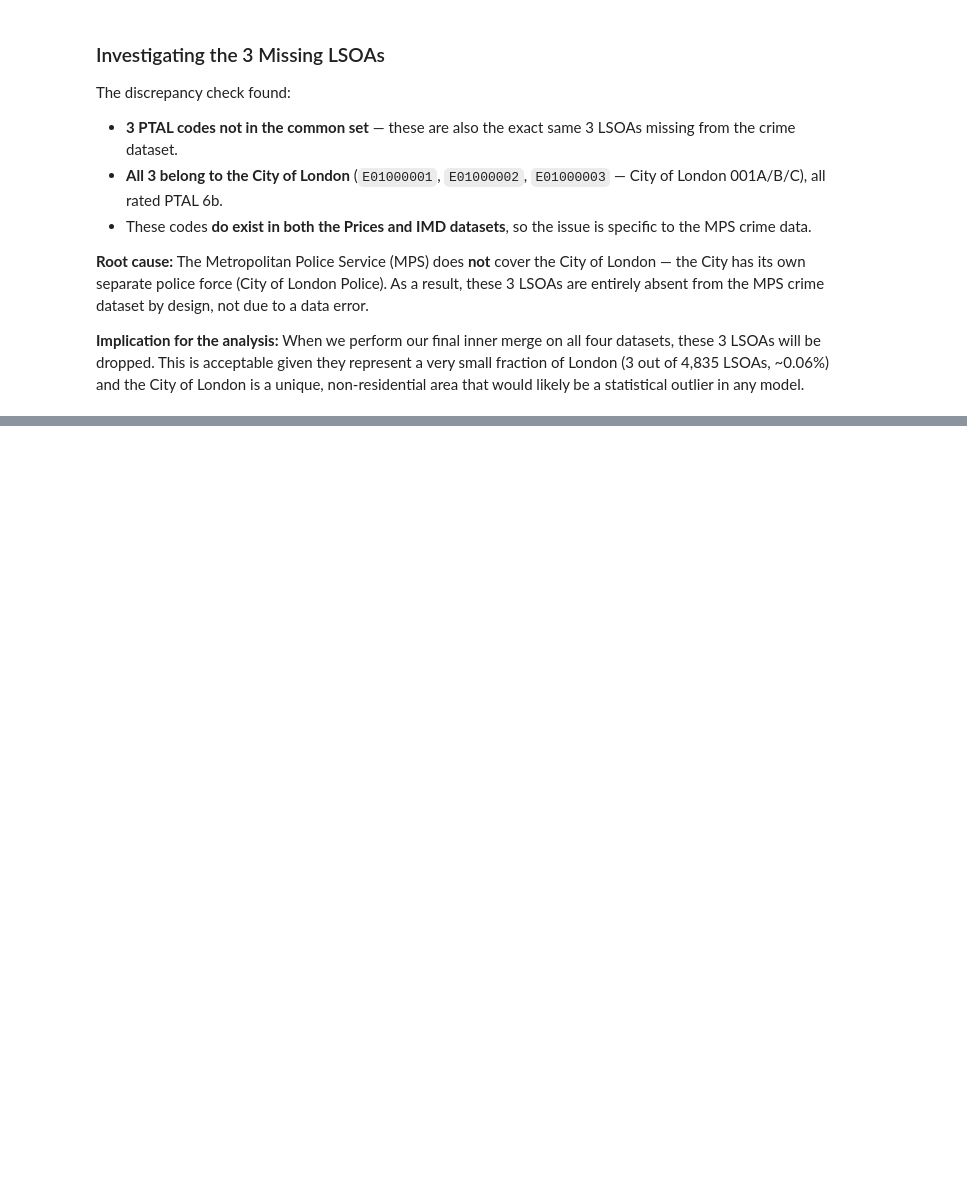
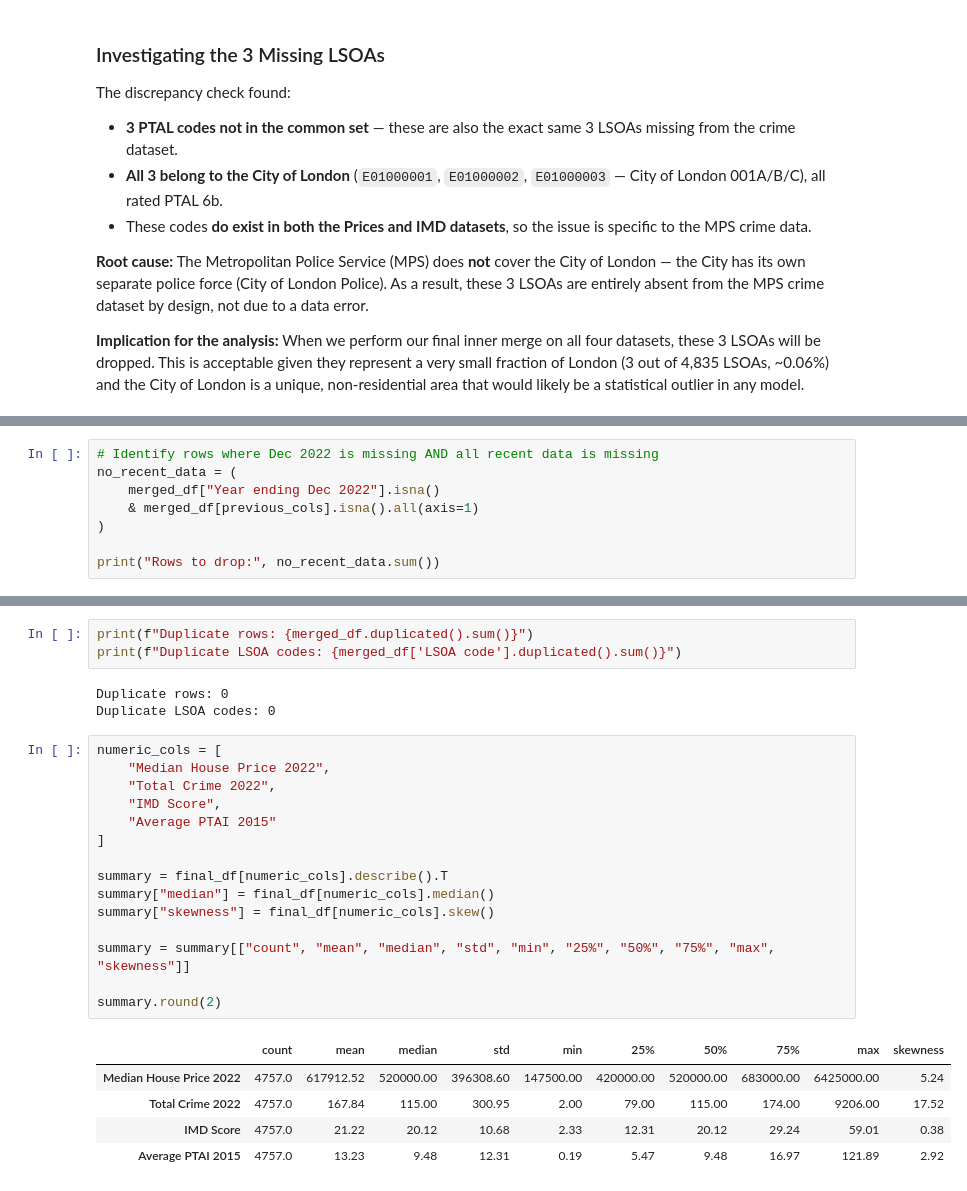
Before and after one commit to RaquelCG1/London-House-Prices-Crime-IMD-transport, a Jupyter notebook: London_Neighbourhood_Analysis.ipynb, the cells around one changed output, grey strips where cells are left out. Cells and saved outputs as stored; diff of their text form; blank space fills up the shorter version.

```diff
--- a/London_Neighbourhood_Analysis.ipynb
+++ b/London_Neighbourhood_Analysis.ipynb
@@ -956,0 +1303,8 @@ New shape: (47592, 179)
+# %%
+# Identify rows where Dec 2022 is missing AND all recent data is missing
+no_recent_data = (
+    merged_df["Year ending Dec 2022"].isna()
+    & merged_df[previous_cols].isna().all(axis=1)
+)
+
+print("Rows to drop:", no_recent_data.sum())
@@ -956,0 +1494,27 @@ New shape: (47592, 179)
+# %%
+print(f"Duplicate rows: {merged_df.duplicated().sum()}")
+print(f"Duplicate LSOA codes: {merged_df['LSOA code'].duplicated().sum()}")
+# %% [output]
+Duplicate rows: 0
+Duplicate LSOA codes: 0
+# %%
+numeric_cols = [
+    "Median House Price 2022",
+    "Total Crime 2022",
+    "IMD Score",
+    "Average PTAI 2015"
+]
+
+summary = final_df[numeric_cols].describe().T
+summary["median"] = final_df[numeric_cols].median()
+summary["skewness"] = final_df[numeric_cols].skew()
+
+summary = summary[["count", "mean", "median", "std", "min", "25%", "50%", "75%", "max", "skewness"]]
+
+summary.round(2)
+# %% [output]
+|  | count | mean | median | std | min | 25% | 50% | 75% | max | skewness |
+| Median House Price 2022 | 4757.0 | 617912.52 | 520000.00 | 396308.60 | 147500.00 | 420000.00 | 520000.00 | 683000.00 | 6425000.00 | 5.24 |
+| Total Crime 2022 | 4757.0 | 167.84 | 115.00 | 300.95 | 2.00 | 79.00 | 115.00 | 174.00 | 9206.00 | 17.52 |
+| IMD Score | 4757.0 | 21.22 | 20.12 | 10.68 | 2.33 | 12.31 | 20.12 | 29.24 | 59.01 | 0.38 |
+| Average PTAI 2015 | 4757.0 | 13.23 | 9.48 | 12.31 | 0.19 | 5.47 | 9.48 | 16.97 | 121.89 | 2.92 |
```
Also changed, not shown: parts of 40 cells of this notebook.
